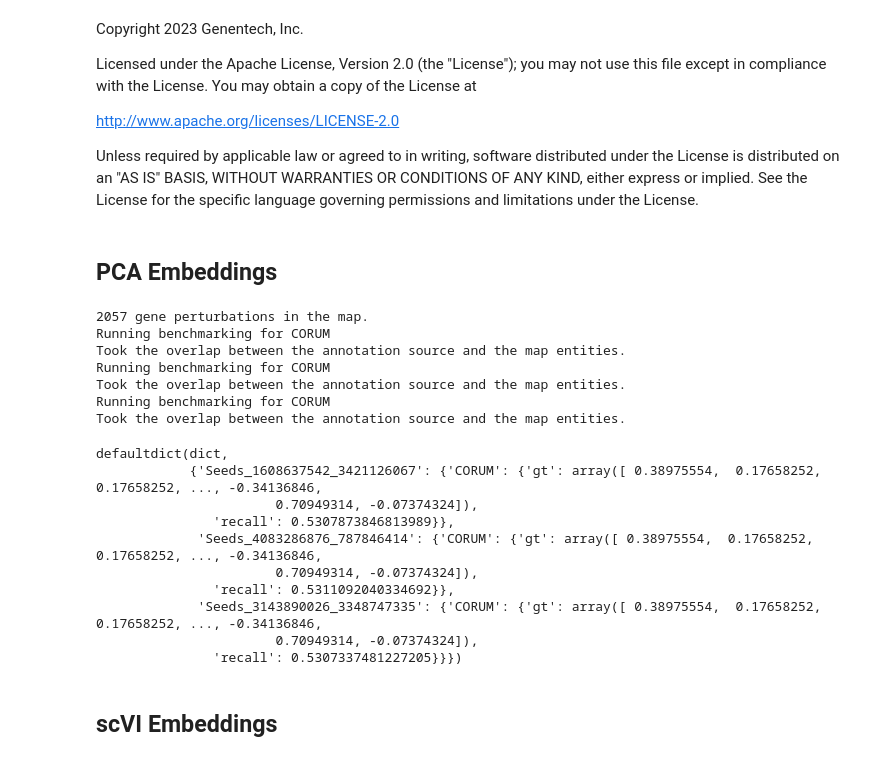
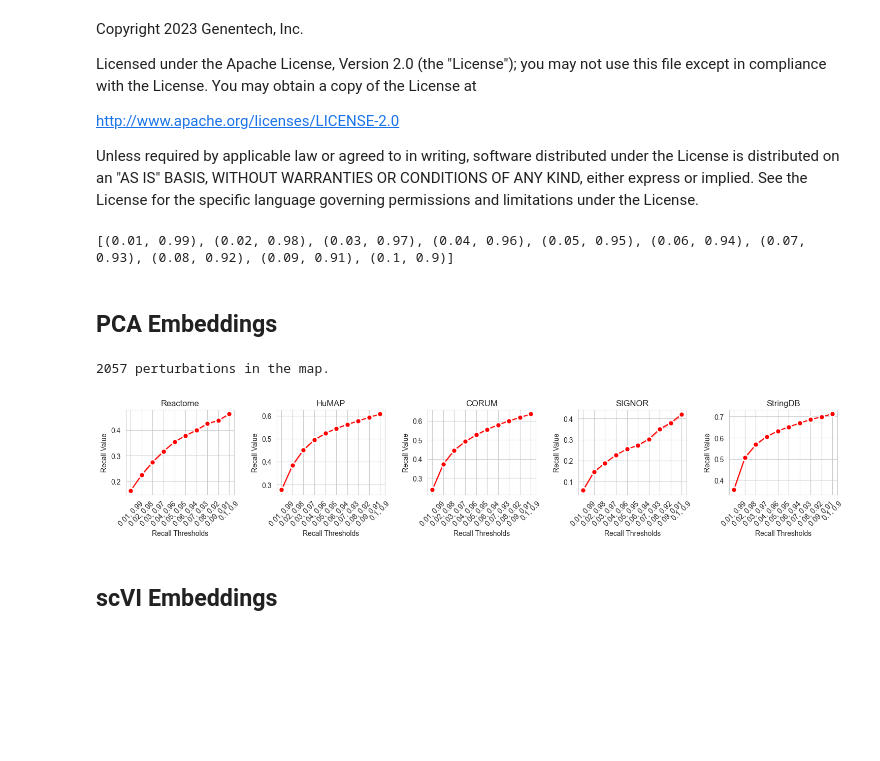
Before and after one commit to recursionpharma/EFAAR_benchmarking, a Jupyter notebook: notebooks/replogle_map_building.ipynb, the cells around one changed output. Drawn from its saved outputs; the diff is of its cells as text; code cells hidden in the pictures; blank space fills up the shorter version.

Commit message:
Add plotting (#14)
* Create LICENSE

* licenses

* licenses

* commit to branch to compare metrics

* fixes

* more fixes

* update notebook

```diff
--- a/notebooks/replogle_map_building.ipynb
+++ b/notebooks/replogle_map_building.ipynb
@@ -16,33 +16,36 @@ limitations under the License.
 from efaar_benchmarking.data_loading import load_replogle
 from efaar_benchmarking.efaar import embed_by_scvi, embed_by_pca, align_by_centering, aggregate_by_mean
 from efaar_benchmarking.benchmarking import benchmark
+from efaar_benchmarking.plotting import plot_recall
+import pandas as pd
+import numpy as np
+
+recall_threshold_pairs = []
+start = 0.01
+end = 0.99
+step = 0.01
+
+while start <= .105 and end >= .895:
+    recall_threshold_pairs.append((round(start,2), round(end,2)))
+    start += step
+    end -= step
+
+print(recall_threshold_pairs)
+# %% [output]
+[(0.01, 0.99), (0.02, 0.98), (0.03, 0.97), (0.04, 0.96), (0.05, 0.95), (0.06, 0.94), (0.07, 0.93), (0.08, 0.92), (0.09, 0.91), (0.1, 0.9)]
 # %% [markdown]
 ## PCA Embeddings
 # %%
 adata = load_replogle("essential", "normalized")
 metadata = adata.obs
 embeddings_pca = embed_by_pca(adata)
 embeddings_aligned = align_by_centering(embeddings_pca, metadata)
 map_data = aggregate_by_mean(embeddings_aligned, metadata)
-benchmark(map_data, benchmark_sources = ["CORUM"])
+metrics = benchmark(map_data, recall_thr_pairs=recall_threshold_pairs)
+plot_recall(metrics)
 # %% [output]
-2057 gene perturbations in the map.
-Running benchmarking for CORUM
-Took the overlap between the annotation source and the map entities.
-Running benchmarking for CORUM
-Took the overlap between the annotation source and the map entities.
-Running benchmarking for CORUM
-Took the overlap between the annotation source and the map entities.
+2057 perturbations in the map.
-defaultdict(dict,
-            {'Seeds_1608637542_3421126067': {'CORUM': {'gt': array([ 0.38975554,  0.17658252,  0.17658252, ..., -0.34136846,
-                       0.70949314, -0.07374324]),
-               'recall': 0.5307873846813989}},
-             'Seeds_4083286876_787846414': {'CORUM': {'gt': array([ 0.38975554,  0.17658252,  0.17658252, ..., -0.34136846,
-                       0.70949314, -0.07374324]),
-               'recall': 0.5311092040334692}},
-             'Seeds_3143890026_3348747335': {'CORUM': {'gt': array([ 0.38975554,  0.17658252,  0.17658252, ..., -0.34136846,
-                       0.70949314, -0.07374324]),
-               'recall': 0.5307337481227205}}})
+[figure, added]
 # %% [markdown]
 ## scVI Embeddings
 # %%
```
Also changed, not shown: parts of 1 cell of this notebook, 6 other files.
